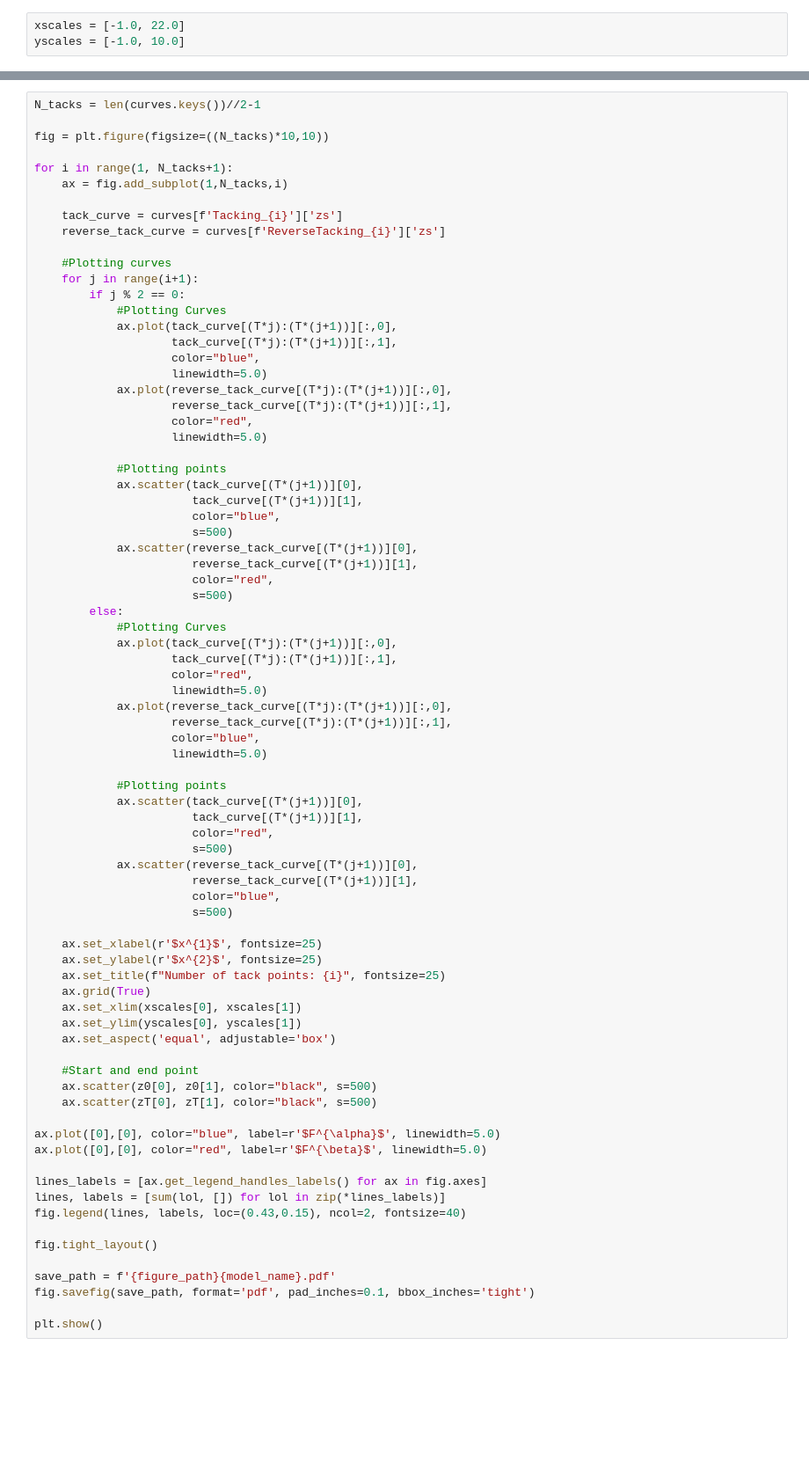
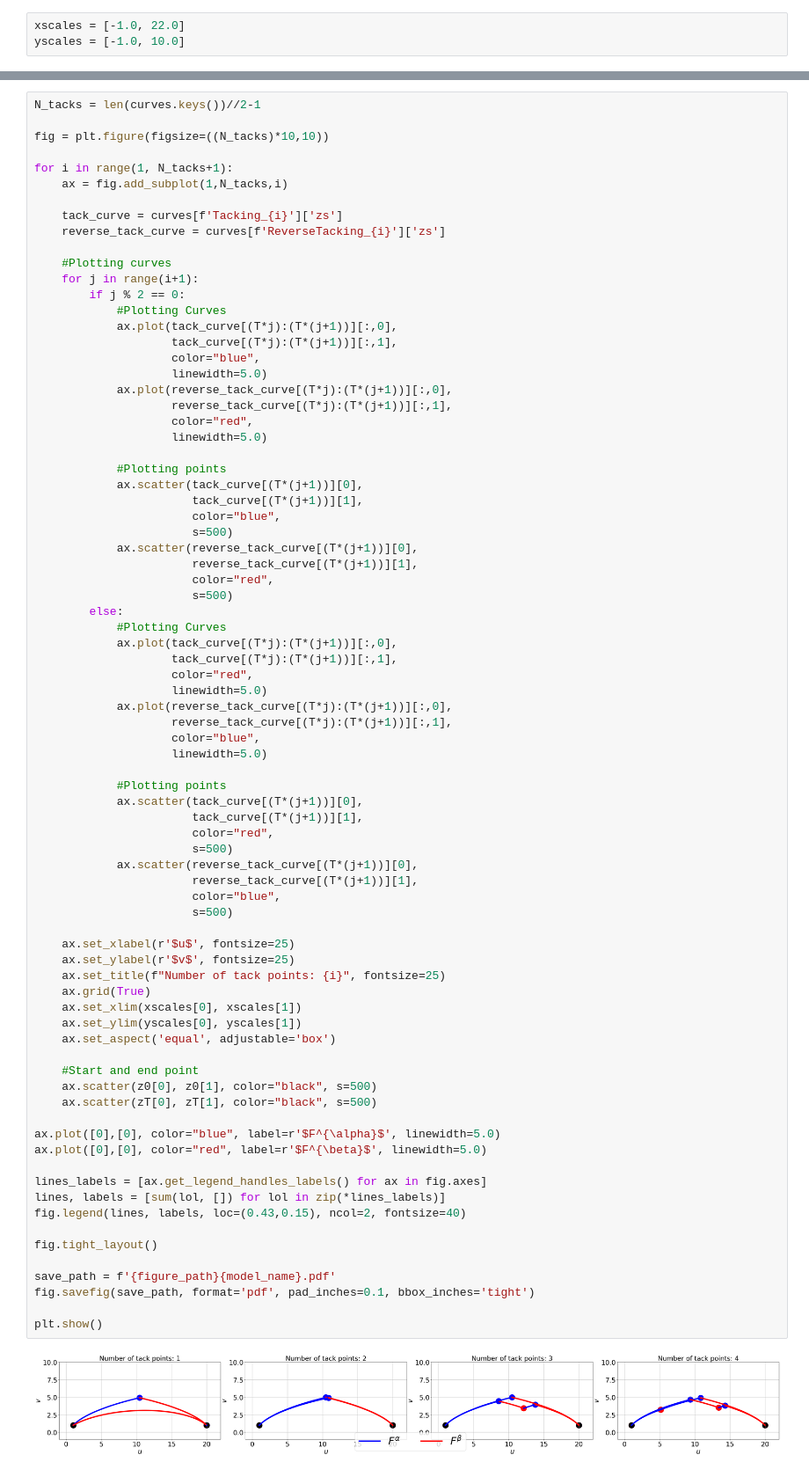
Before and after one commit to FrederikMR/zermelo_tacking, a Jupyter notebook: tacking_estimation.ipynb, the cells around one changed output, grey strips where cells are left out. Shown at 88% size. Cells and saved outputs as stored; diff of their text form; blank space fills up the shorter version.

```diff
--- a/tacking_estimation.ipynb
+++ b/tacking_estimation.ipynb
@@ -602,32 +592,34 @@ for i in range(1, N_tacks+1):
                        color="red",
                        s=500)
             ax.scatter(reverse_tack_curve[(T*(j+1))][0],
                        reverse_tack_curve[(T*(j+1))][1],
                        color="blue",
                        s=500)
 
-    ax.set_xlabel(r'$x^{1}$', fontsize=25)
-    ax.set_ylabel(r'$x^{2}$', fontsize=25)
+    ax.set_xlabel(r'$u$', fontsize=25)
+    ax.set_ylabel(r'$v$', fontsize=25)
     ax.set_title(f"Number of tack points: {i}", fontsize=25)
     ax.grid(True)
     ax.set_xlim(xscales[0], xscales[1])
     ax.set_ylim(yscales[0], yscales[1])
     ax.set_aspect('equal', adjustable='box')
 
     #Start and end point
     ax.scatter(z0[0], z0[1], color="black", s=500)
     ax.scatter(zT[0], zT[1], color="black", s=500)
 
 ax.plot([0],[0], color="blue", label=r'$F^{\alpha}$', linewidth=5.0)
 ax.plot([0],[0], color="red", label=r'$F^{\beta}$', linewidth=5.0)
 
 lines_labels = [ax.get_legend_handles_labels() for ax in fig.axes]
 lines, labels = [sum(lol, []) for lol in zip(*lines_labels)]
 fig.legend(lines, labels, loc=(0.43,0.15), ncol=2, fontsize=40)
 
 fig.tight_layout()
 
 save_path = f'{figure_path}{model_name}.pdf'
 fig.savefig(save_path, format='pdf', pad_inches=0.1, bbox_inches='tight')
 
 plt.show()
+# %% [output]
+[figure, added]
```
Also changed, not shown: parts of 12 cells of this notebook, 2 other files.
